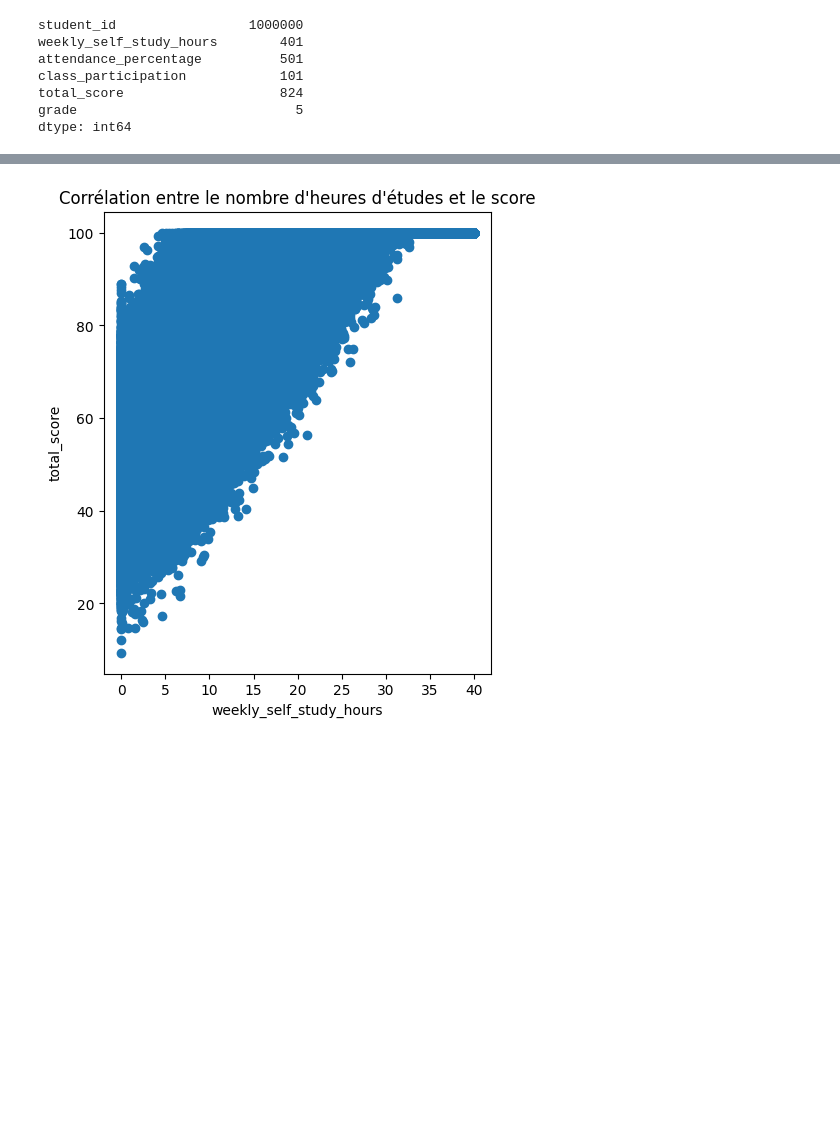
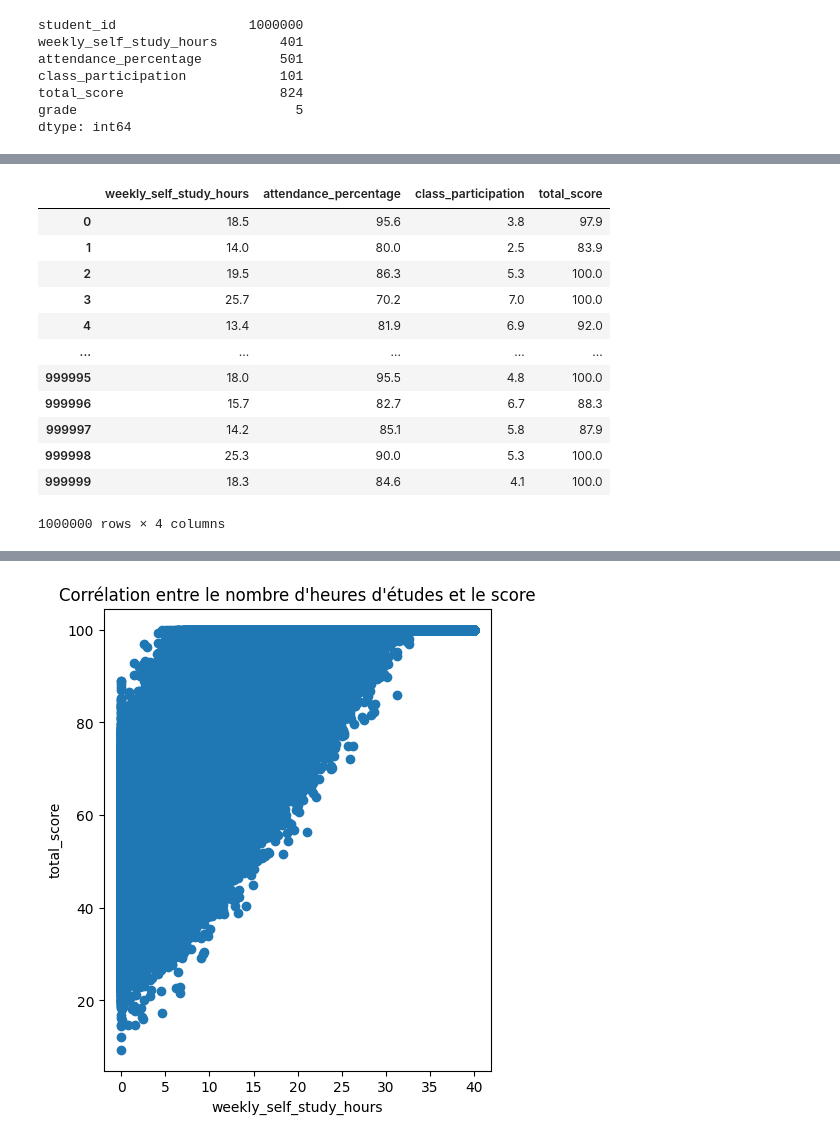
Before and after one commit to djafarou-ML/Student_Performance, a Jupyter notebook: student_perfomance.ipynb, the cells around one changed output, grey strips where cells are left out. Saved outputs shown, nothing was run; the diff lists cells and outputs as text; code cells hidden in the pictures; blank space fills up the shorter version.

```diff
--- a/student_perfomance.ipynb
+++ b/student_perfomance.ipynb
@@ -110,0 +117,17 @@ np.float64(0.8122414301053521)
+# %%
+df.drop(['student_id', 'grade'], axis='columns', inplace=True)
+df
+# %% [output]
+|  | weekly_self_study_hours | attendance_percentage | class_participation | total_score |
+| 0 | 18.5 | 95.6 | 3.8 | 97.9 |
+| 1 | 14.0 | 80.0 | 2.5 | 83.9 |
+| 2 | 19.5 | 86.3 | 5.3 | 100.0 |
+| 3 | 25.7 | 70.2 | 7.0 | 100.0 |
+| 4 | 13.4 | 81.9 | 6.9 | 92.0 |
+| ... | ... | ... | ... | ... |
+| 999995 | 18.0 | 95.5 | 4.8 | 100.0 |
+| 999996 | 15.7 | 82.7 | 6.7 | 88.3 |
+| 999997 | 14.2 | 85.1 | 5.8 | 87.9 |
+| 999998 | 25.3 | 90.0 | 5.3 | 100.0 |
+| 999999 | 18.3 | 84.6 | 4.1 | 100.0 |
+1000000 rows × 4 columns
```
Also changed, not shown: parts of 10 cells of this notebook.
